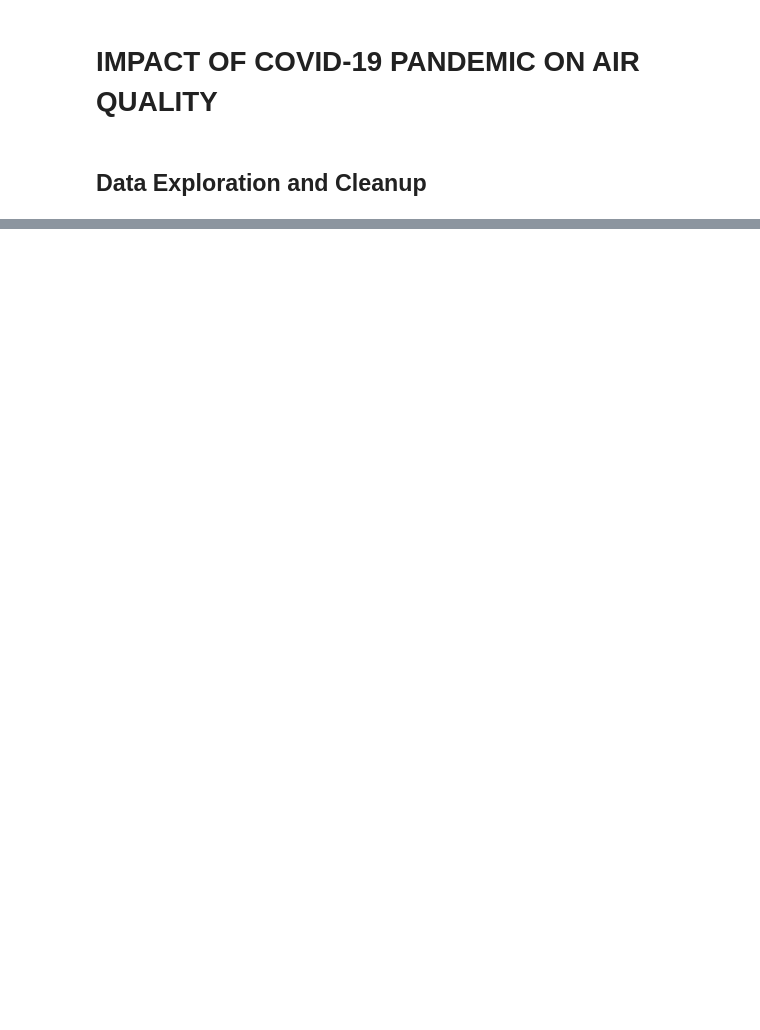
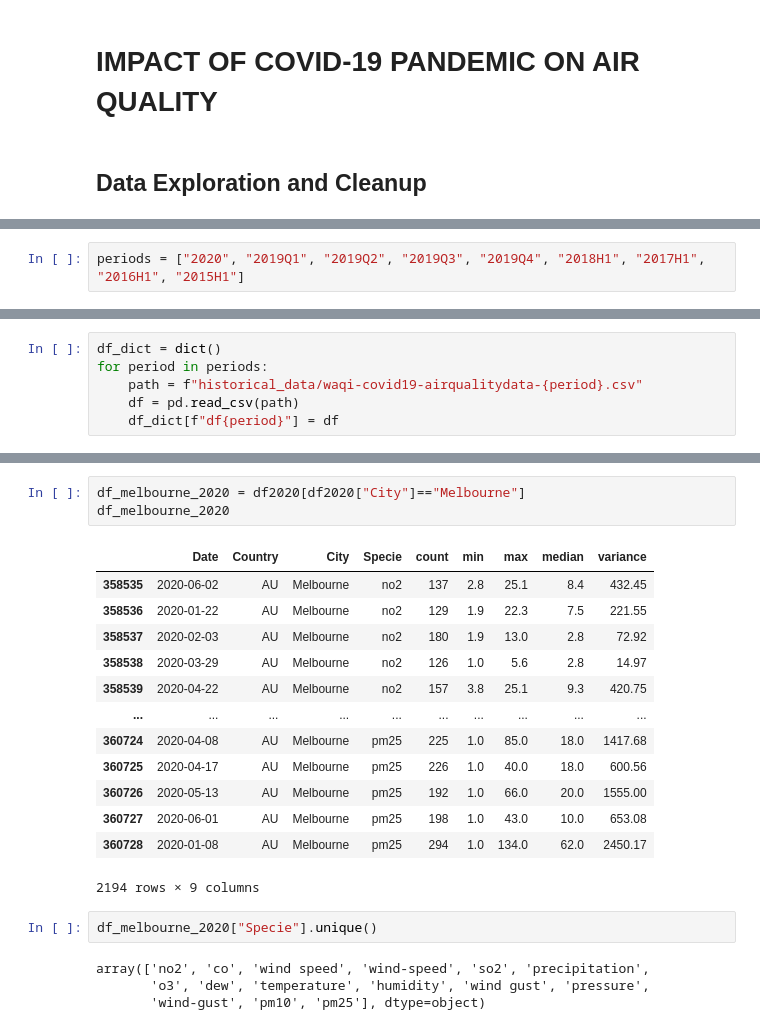
Before and after one commit to poojaisabelle/Project-One, a Jupyter notebook: data_exploration_cleanup_TRACEY.ipynb, the cells around one changed output, grey strips where cells are left out. Cells and saved outputs as stored; diff of their text form; blank space fills up the shorter version.

```diff
--- a/data_exploration_cleanup_TRACEY.ipynb
+++ b/data_exploration_cleanup_TRACEY.ipynb
@@ -4,0 +85,2 @@
+# %%
+periods = ["2020", "2019Q1", "2019Q2", "2019Q3", "2019Q4", "2018H1", "2017H1", "2016H1", "2015H1"]
@@ -4,0 +100,6 @@
+# %%
+df_dict = dict()
+for period in periods:
+    path = f"historical_data/waqi-covid19-airqualitydata-{period}.csv"
+    df = pd.read_csv(path)
+    df_dict[f"df{period}"] = df
@@ -4,0 +225,23 @@
+# %%
+df_melbourne_2020 = df2020[df2020["City"]=="Melbourne"]
+df_melbourne_2020
+# %% [output]
+|  | Date | Country | City | Specie | count | min | max | median | variance |
+| 358535 | 2020-06-02 | AU | Melbourne | no2 | 137 | 2.8 | 25.1 | 8.4 | 432.45 |
+| 358536 | 2020-01-22 | AU | Melbourne | no2 | 129 | 1.9 | 22.3 | 7.5 | 221.55 |
+| 358537 | 2020-02-03 | AU | Melbourne | no2 | 180 | 1.9 | 13.0 | 2.8 | 72.92 |
+| 358538 | 2020-03-29 | AU | Melbourne | no2 | 126 | 1.0 | 5.6 | 2.8 | 14.97 |
+| 358539 | 2020-04-22 | AU | Melbourne | no2 | 157 | 3.8 | 25.1 | 9.3 | 420.75 |
+| ... | ... | ... | ... | ... | ... | ... | ... | ... | ... |
+| 360724 | 2020-04-08 | AU | Melbourne | pm25 | 225 | 1.0 | 85.0 | 18.0 | 1417.68 |
+| 360725 | 2020-04-17 | AU | Melbourne | pm25 | 226 | 1.0 | 40.0 | 18.0 | 600.56 |
+| 360726 | 2020-05-13 | AU | Melbourne | pm25 | 192 | 1.0 | 66.0 | 20.0 | 1555.00 |
+| 360727 | 2020-06-01 | AU | Melbourne | pm25 | 198 | 1.0 | 43.0 | 10.0 | 653.08 |
+| 360728 | 2020-01-08 | AU | Melbourne | pm25 | 294 | 1.0 | 134.0 | 62.0 | 2450.17 |
+2194 rows × 9 columns
+# %%
+df_melbourne_2020["Specie"].unique()
+# %% [output]
+array(['no2', 'co', 'wind speed', 'wind-speed', 'so2', 'precipitation',
+       'o3', 'dew', 'temperature', 'humidity', 'wind gust', 'pressure',
+       'wind-gust', 'pm10', 'pm25'], dtype=object)
```
Also changed, not shown: parts of 24 cells of this notebook, 9 other files.
